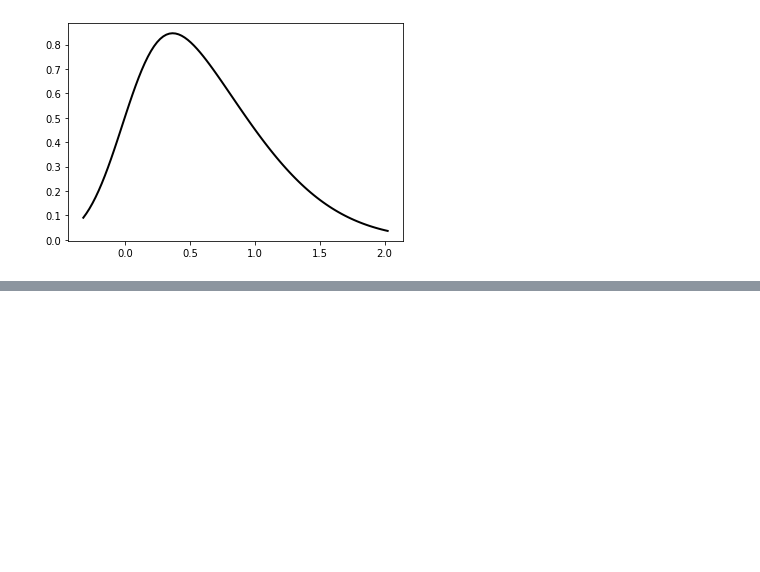
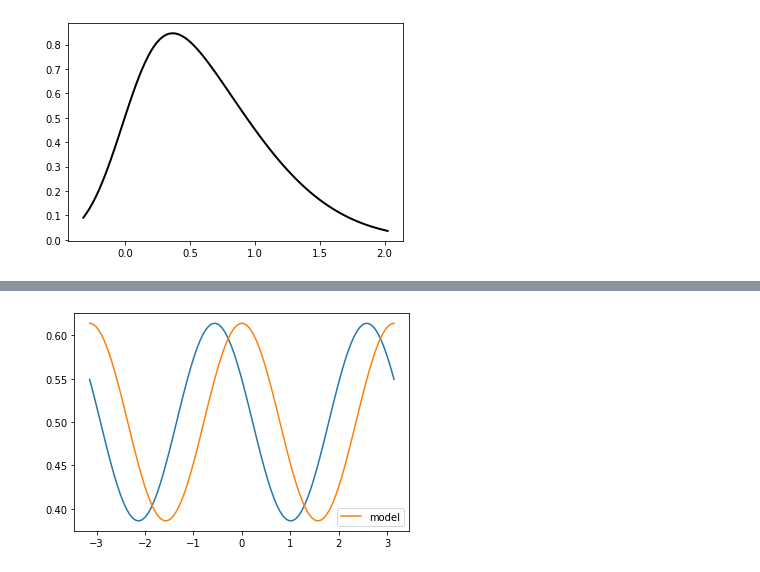
Before and after one commit to farice/SpectatorQubits, a Jupyter notebook: scribbles.ipynb, the cells around one changed output, grey strips where cells are left out. Drawn from its saved outputs; the diff is of its cells as text; code cells hidden in the pictures; blank space fills up the shorter version.

```diff
--- a/scribbles.ipynb
+++ b/scribbles.ipynb
@@ -90,0 +135,8 @@ print(rv.
+# %%
+plt.figure()
+plt.plot(xs, integrals)
+plt.plot(xs, (1 - 2 * np.min(integrals)) * np.power(np.cos(xs - np.mean()), 2) + np.min(integrals), label="model")
+plt.legend()
+plt.show()
+# %% [output]
+[figure, added]
```
Also changed, not shown: parts of 17 cells of this notebook.
